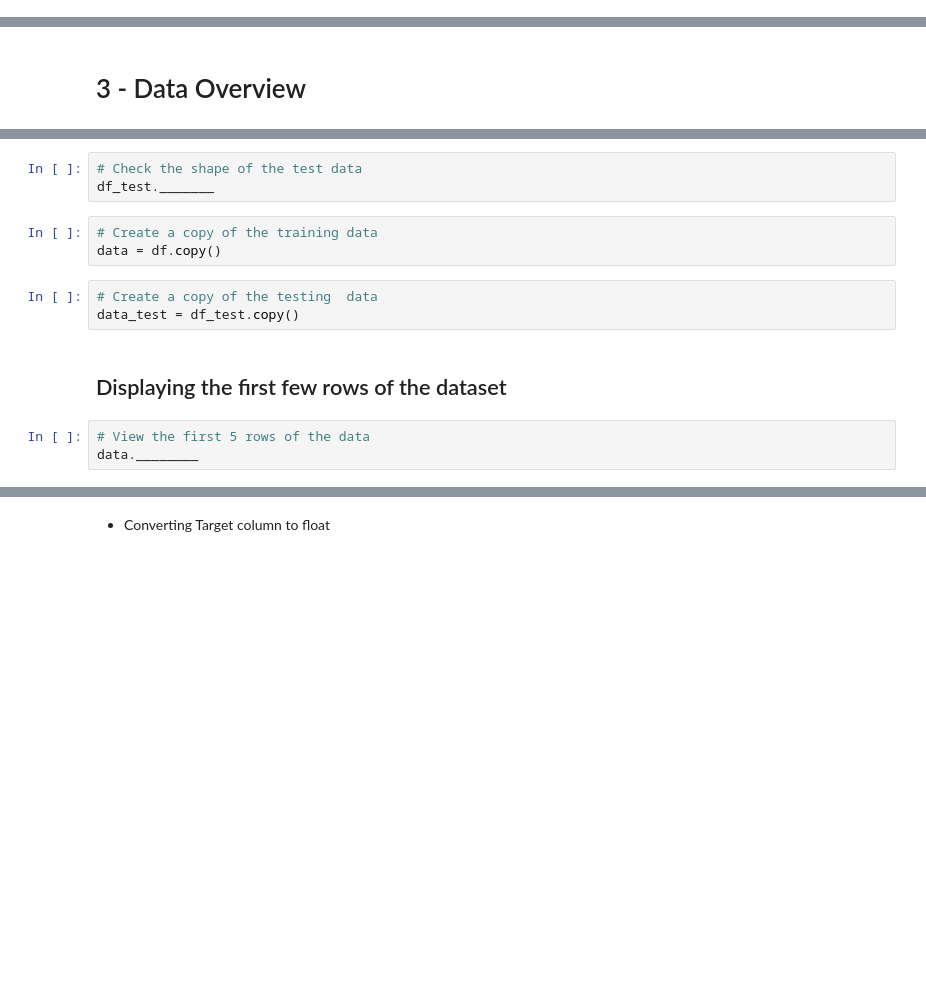
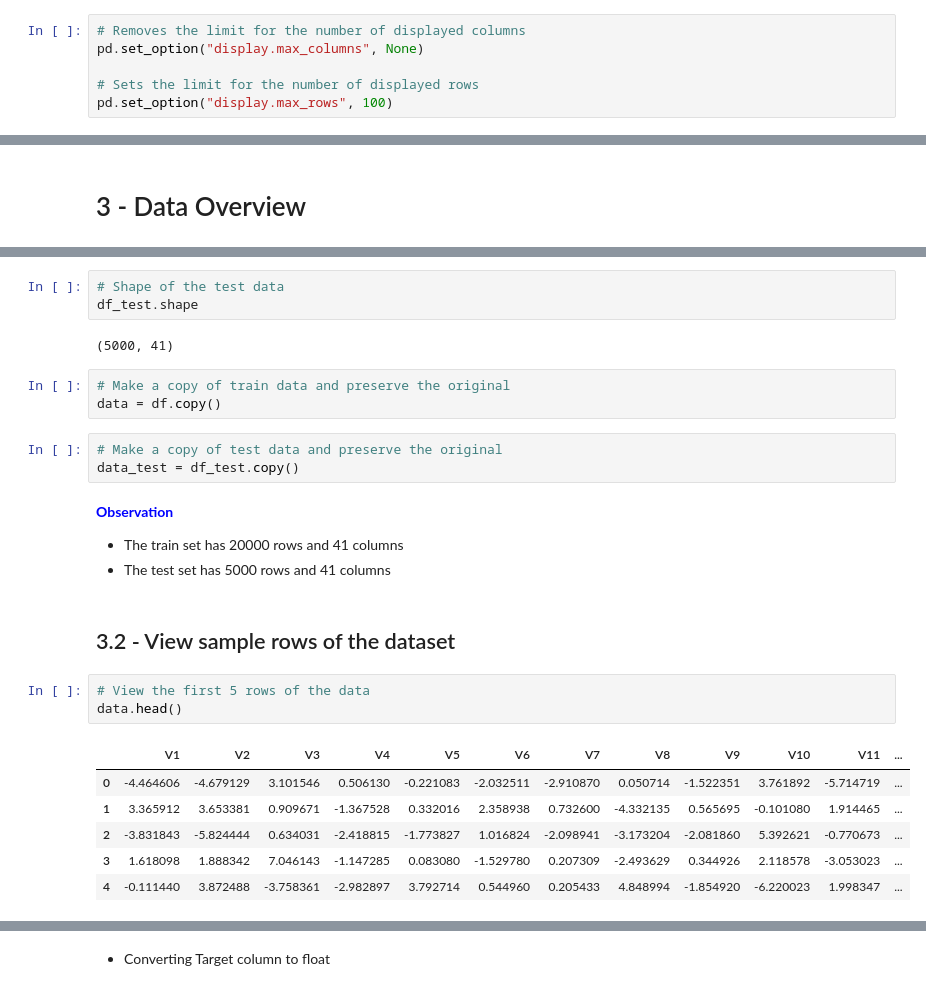
Before and after one commit to RashmiJK/PGP-AIML-ReneWind-NN, a Jupyter notebook: renewind_nn.ipynb, the cells around one changed output, grey strips where cells are left out. Saved outputs shown, nothing was run; the diff lists cells and outputs as text; blank space fills up the shorter version.

```diff
--- a/renewind_nn.ipynb
+++ b/renewind_nn.ipynb
@@ -86,6 +86,12 @@ from tensorflow.keras import backend
 # To suppress unnecessary warnings
 import warnings
 warnings.filterwarnings("ignore")
+# %%
+# Removes the limit for the number of displayed columns
+pd.set_option("display.max_columns", None)
+
+# Sets the limit for the number of displayed rows
+pd.set_option("display.max_rows", 100)
 # %% [markdown]
 # 2 - Import Dataset
 # %%
@@ -114,14 +121,27 @@ df.______
 # %%
-# Check the shape of the test data
-df_test._______
+# Shape of the test data
+df_test.shape
+# %% [output]
+(5000, 41)
 # %%
-# Create a copy of the training data
+# Make a copy of train data and preserve the original
 data = df.copy()
 # %%
-# Create a copy of the testing  data
+# Make a copy of test data and preserve the original
 data_test = df_test.copy()
+# %% [markdown]
+<span style="color: blue;"> **Observation**</span>
+* The train set has 20000 rows and 41 columns
+* The test set has 5000 rows and 41 columns
 # %% [markdown]
-## Displaying the first few rows of the dataset
+## 3.2 - View sample rows of the dataset
 # %%
 # View the first 5 rows of the data
-data.________
+data.head()
+# %% [output]
+|  | V1 | V2 | V3 | V4 | V5 | V6 | V7 | V8 | V9 | V10 | V11 | ... |
+| 0 | -4.464606 | -4.679129 | 3.101546 | 0.506130 | -0.221083 | -2.032511 | -2.910870 | 0.050714 | -1.522351 | 3.761892 | -5.714719 | ... |
+| 1 | 3.365912 | 3.653381 | 0.909671 | -1.367528 | 0.332016 | 2.358938 | 0.732600 | -4.332135 | 0.565695 | -0.101080 | 1.914465 | ... |
+| 2 | -3.831843 | -5.824444 | 0.634031 | -2.418815 | -1.773827 | 1.016824 | -2.098941 | -3.173204 | -2.081860 | 5.392621 | -0.770673 | ... |
+| 3 | 1.618098 | 1.888342 | 7.046143 | -1.147285 | 0.083080 | -1.529780 | 0.207309 | -2.493629 | 0.344926 | 2.118578 | -3.053023 | ... |
+| 4 | -0.111440 | 3.872488 | -3.758361 | -2.982897 | 3.792714 | 0.544960 | 0.205433 | 4.848994 | -1.854920 | -6.220023 | 1.998347 | ... |
```
Also changed, not shown: parts of 16 cells of this notebook.
